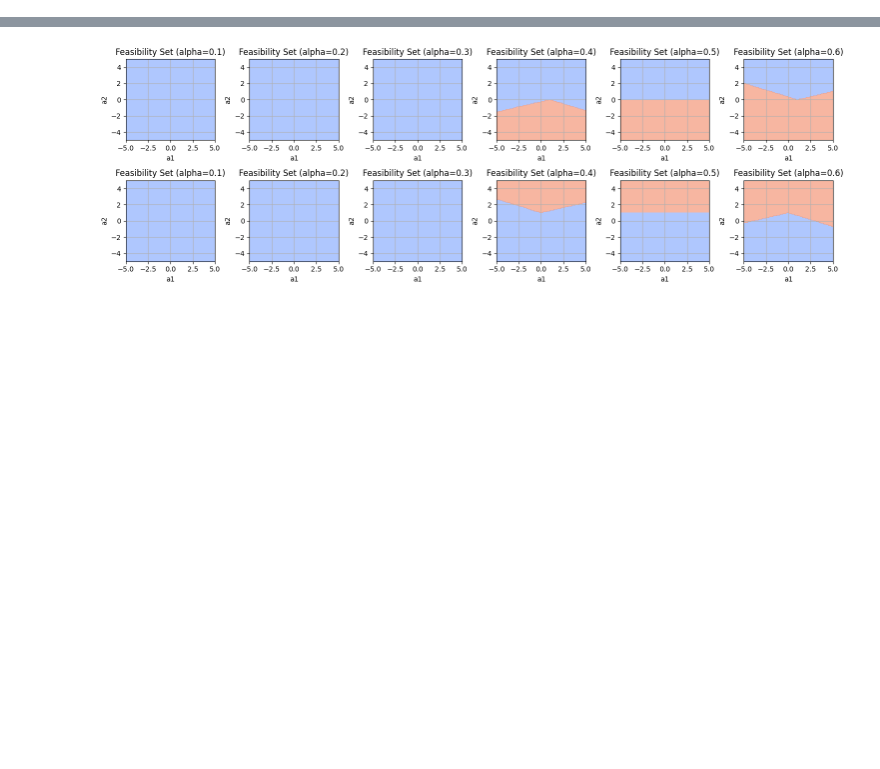
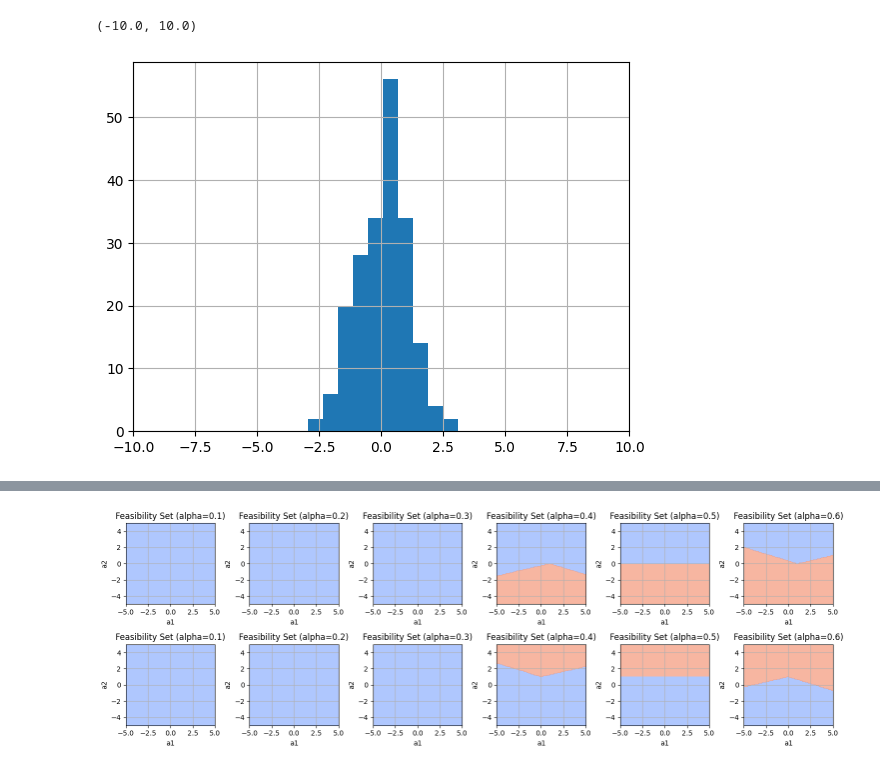
Before and after one commit to supsi-dacd-isaac/TeachDecisionMakingUncertainty, a Jupyter notebook: L04/CCP_feasibility_sets.ipynb, the cells around one changed output, grey strips where cells are left out. Saved outputs shown, nothing was run; the diff lists cells and outputs as text; code cells hidden in the pictures; blank space fills up the shorter version.

```diff
--- a/L04/CCP_feasibility_sets.ipynb
+++ b/L04/CCP_feasibility_sets.ipynb
@@ -49,0 +74,20 @@ For vaious levels visualize the feasibility set for:
+# %%
+# And now we will have a better look at our uncertainty model:
+
+# the function norm is used to define the marginal distributions of u1 and u2 as follows:
+
+pdf_u1_marginal = norm(loc=0 ,scale=1 )
+pdf_u2_marginal = norm(loc=1 ,scale=np.sqrt(4) )
+
+# multivariate_normal is used to define the joint distributions of u1 and u2 as follows:
+pdf_u1u2_joint = multivariate_normal(mean=mu, cov=Sigma)
+# %%
+# generate some random samples  and see how the distributions look like
+synthetic_samples_u1 = pdf_u1_marginal.rvs(size=200)   # generate some random samples for u1
+
+plt.hist(synthetic_samples_u1) # visualize
+plt.grid()
+plt.xlim([-10,10]) # set the plot limits to [-10,+10]
+# %% [output]
+(-10.0, 10.0)
+[figure, added]
```
Also changed, not shown: parts of 9 cells of this notebook.
